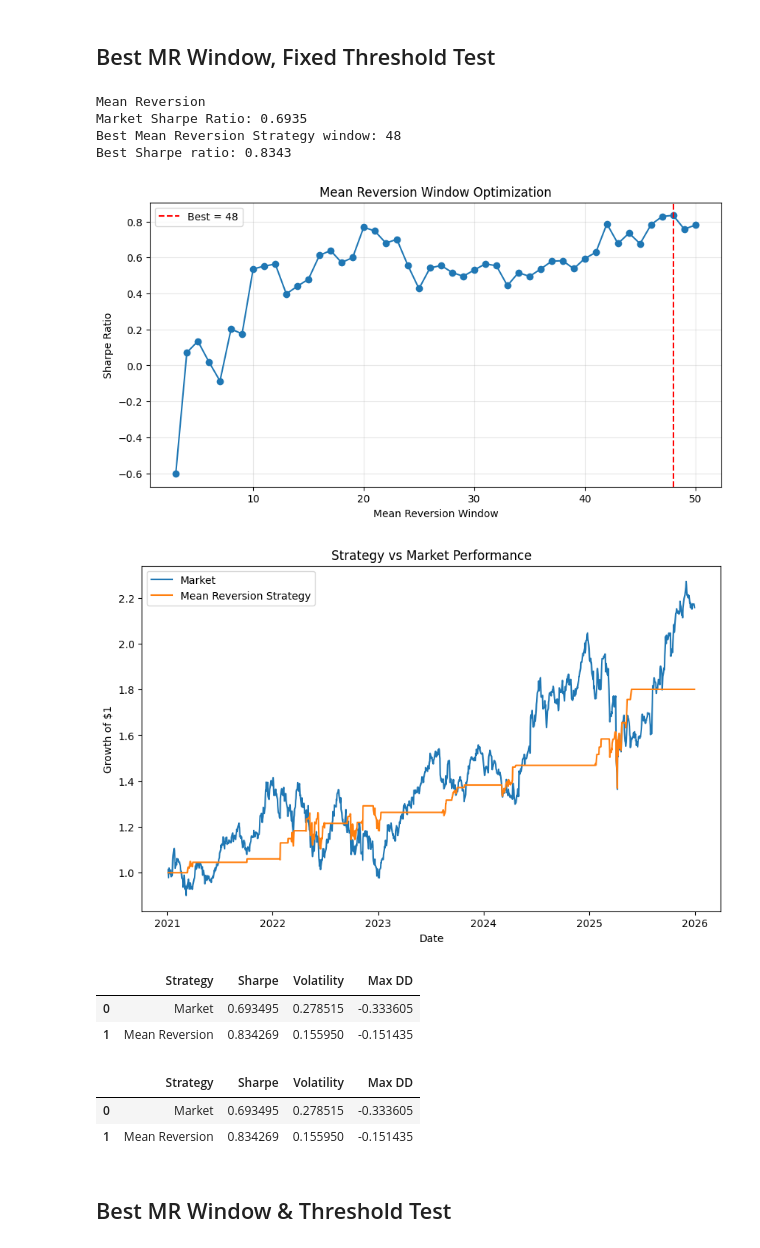
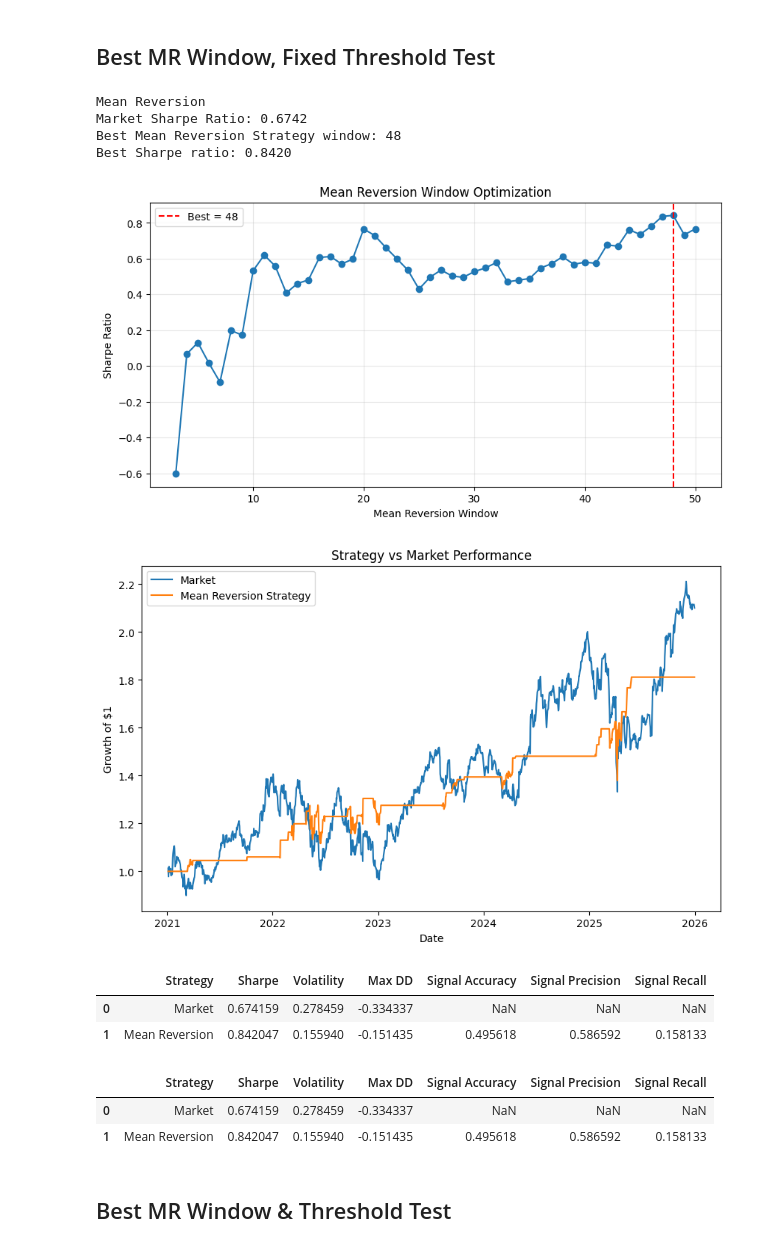
Before and after one commit to noelpdlt/quant-research-system, a Jupyter notebook: notebooks/meanreversionstr.ipynb, the cells around one changed output. Saved outputs shown, nothing was run; the diff lists cells and outputs as text; code cells hidden in the pictures.

```diff
--- a/notebooks/meanreversionstr.ipynb
+++ b/notebooks/meanreversionstr.ipynb
@@ -93,27 +93,27 @@ results_table(df)
 # %%
 df = base_df.copy()
 strategy = [
-    ('Mean Reversion', mean_reversion_strategy, 'mr', None)
+    ('Mean Reversion', mean_reversion_strategy, 'mr', None, None)
 ]
 window = range(1, 51)
 
 optimize(df, strategy, window)
 # %% [output]
 Mean Reversion
-Market Sharpe Ratio: 0.6935
+Market Sharpe Ratio: 0.6742
 Best Mean Reversion Strategy window: 48
-Best Sharpe ratio: 0.8343
+Best Sharpe ratio: 0.8420
-[figure, old version]
+[figure, new version]
-[figure, old version]
+[figure, new version]
-|  | Strategy | Sharpe | Volatility | Max DD |
-| 0 | Market | 0.693495 | 0.278515 | -0.333605 |
-| 1 | Mean Reversion | 0.834269 | 0.155950 | -0.151435 |
+|  | Strategy | Sharpe | Volatility | Max DD | Signal Accuracy | Signal Precision | Signal Recall |
+| 0 | Market | 0.674159 | 0.278459 | -0.334337 | NaN | NaN | NaN |
+| 1 | Mean Reversion | 0.842047 | 0.155940 | -0.151435 | 0.495618 | 0.586592 | 0.158133 |
 # %%
 results_table(df)
 # %% [output]
-|  | Strategy | Sharpe | Volatility | Max DD |
-| 0 | Market | 0.693495 | 0.278515 | -0.333605 |
-| 1 | Mean Reversion | 0.834269 | 0.155950 | -0.151435 |
+|  | Strategy | Sharpe | Volatility | Max DD | Signal Accuracy | Signal Precision | Signal Recall |
+| 0 | Market | 0.674159 | 0.278459 | -0.334337 | NaN | NaN | NaN |
+| 1 | Mean Reversion | 0.842047 | 0.155940 | -0.151435 | 0.495618 | 0.586592 | 0.158133 |
 # %% [markdown]
 ## Best MR Window & Threshold Test
 # %%
```
Also changed, not shown: parts of 10 cells of this notebook, 12 other files.
